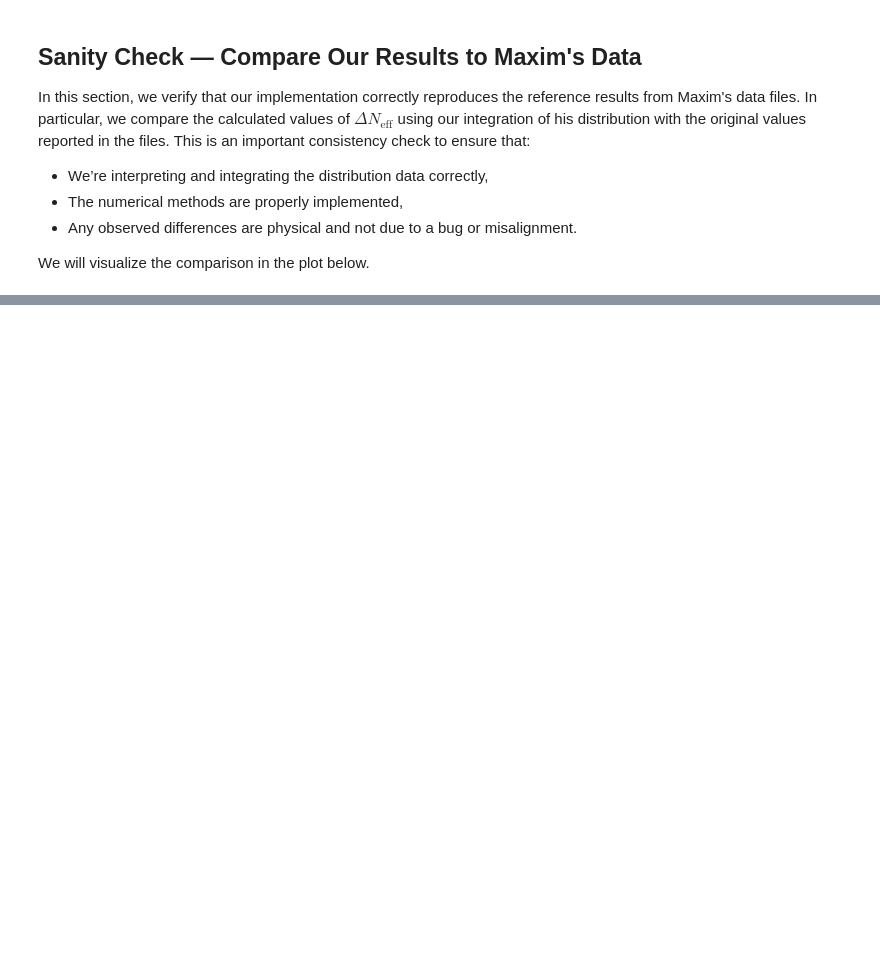
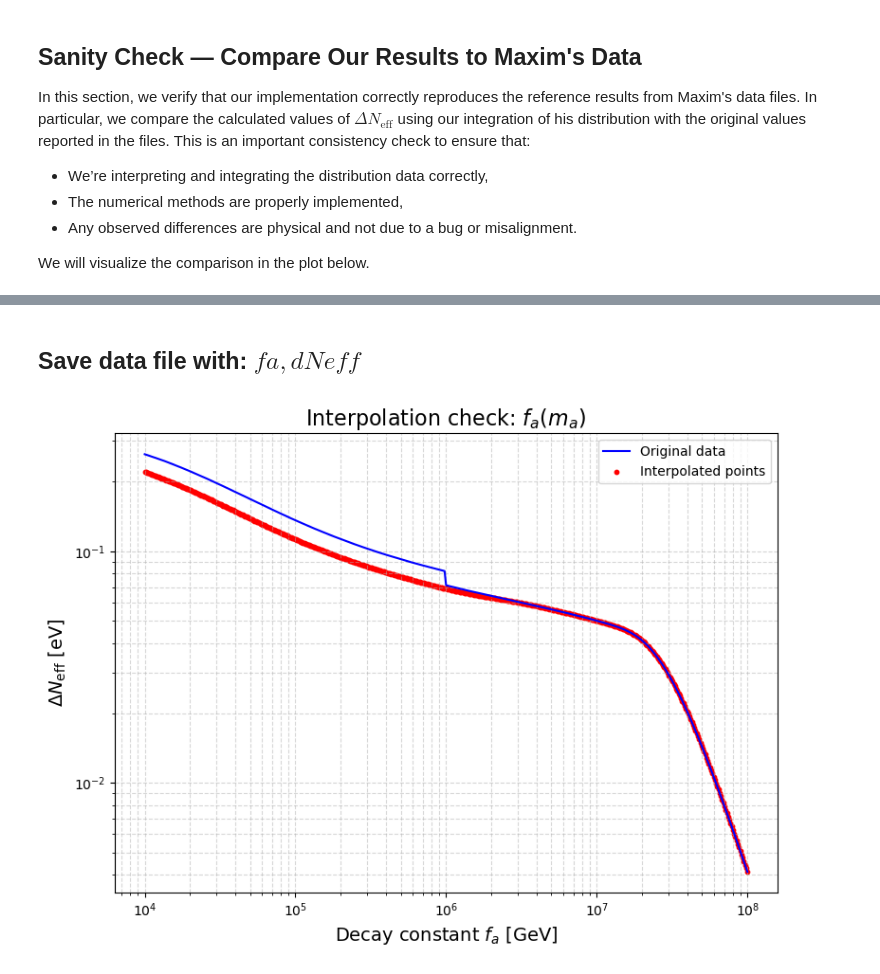
Before and after one commit to NightRunner7/Master-coding, a Jupyter notebook: real_distribution/Maxim-dist-extanded.ipynb, the cells around one changed output, grey strips where cells are left out. Saved outputs shown, nothing was run; the diff lists cells and outputs as text; code cells hidden in the pictures; blank space fills up the shorter version.

```diff
--- a/real_distribution/Maxim-dist-extanded.ipynb
+++ b/real_distribution/Maxim-dist-extanded.ipynb
@@ -252,0 +251,2 @@ if flag_save_plot_comparison:
+# %% [markdown]
+## Save data file with: $fa, dNeff$
@@ -252,0 +316,21 @@ if flag_save_plot_comparison:
+# %%
+# --- Plot: Check inverse interpolation f_a vs m_a ---
+
+plt.figure(figsize=(8, 6))
+plt.loglog(our_data["fa"], our_data["delta_neff"],label="Original data", color='blue')
+plt.scatter(fa_targets, dneff_targets,color='red', label="Interpolated points", s=10)
+
+plt.ylabel("$\Delta N_{\mathrm{eff}}$ [eV]", fontsize=14)
+plt.xlabel("Decay constant $f_a$ [GeV]", fontsize=14)
+plt.title("Interpolation check: $f_a(m_a)$", fontsize=16)
+plt.grid(True, which='both', ls='--', alpha=0.5)
+
+# --- Set both axes to log scale ---
+ax.set_xscale('log')
+ax.set_yscale('log')
+
+plt.legend()
+plt.tight_layout()
+plt.show()
+# %% [output]
+[figure, added]
```
Also changed, not shown: parts of 7 cells of this notebook, 18 other files.
